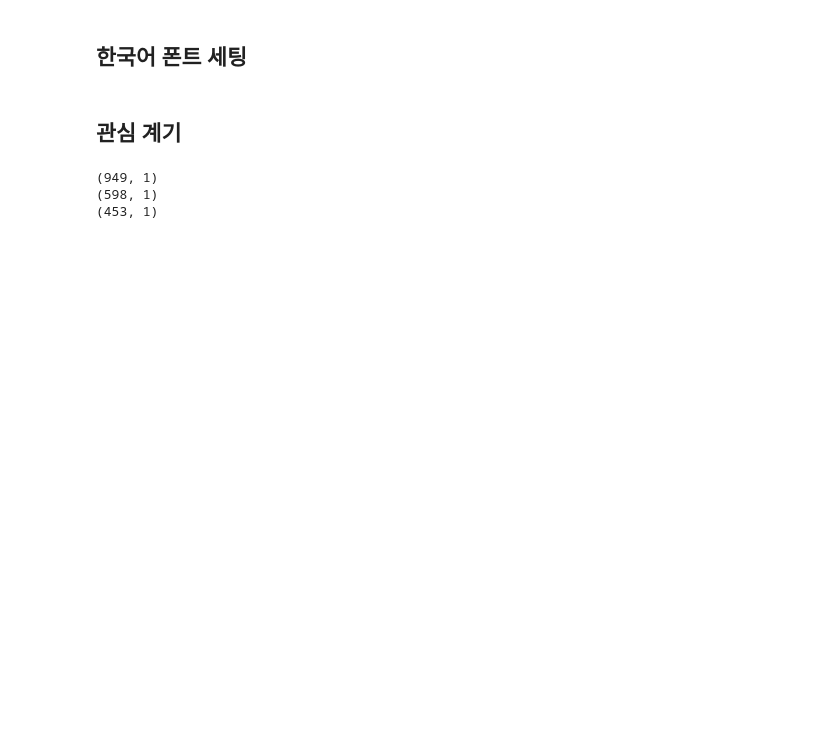
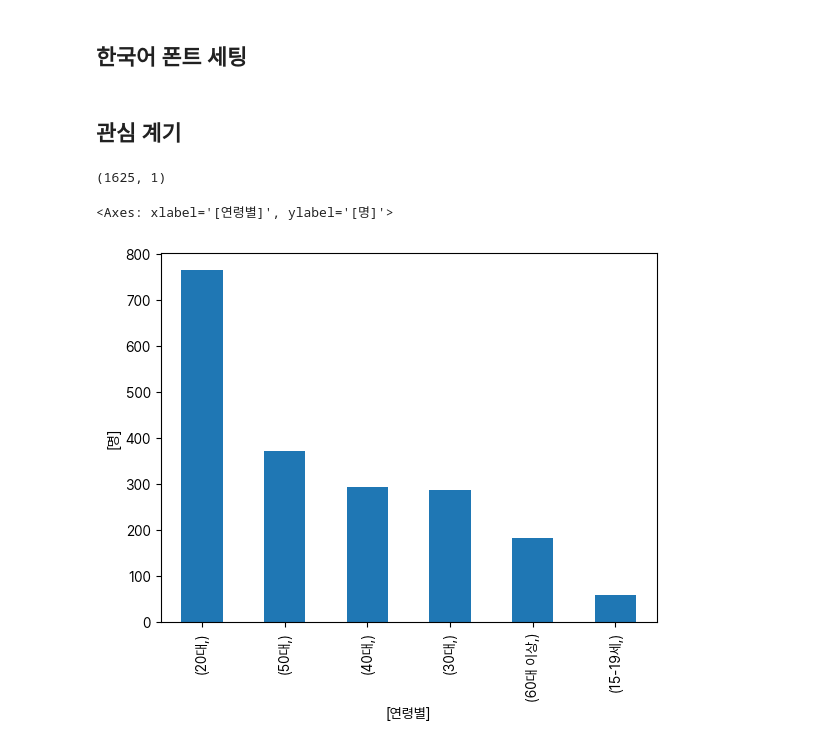
Before and after one commit to kKn00077/techit-travel-data-analysis, a Jupyter notebook: japan.ipynb, the cells around one changed output. Cells and saved outputs as stored; diff of their text form; code cells hidden in the pictures; blank space fills up the shorter version.

```diff
--- a/japan.ipynb
+++ b/japan.ipynb
@@ -201,9 +200,14 @@ rc('font', family=font_name)
 ## 관심 계기
 # %%
 print(info_df.loc[info_df['Q1_1a1'] != -1, ['Q1_1a1']].shape)
-print(info_df.loc[info_df['Q1_1a2'] != -1, ['Q1_1a2']].shape)
-print(info_df.loc[info_df['Q1_1a3'] != -1, ['Q1_1a3']].shape)
 # %% [output]
-(949, 1)
-(598, 1)
-(453, 1)
+(1625, 1)
+# %%
+# 나이
+info_df.loc[info_df['D_AGE'] != -1, ['D_AGE']].value_counts().plot.bar(
+    ylabel=['명'],
+    xlabel=columns_value_df.loc[columns_value_df['변수명'] == 'D_AGE', '항목명'].head(1).values
+)
+# %% [output]
+<Axes: xlabel='[연령별]', ylabel='[명]'>
+[figure, added]
```
Also changed, not shown: parts of 17 cells of this notebook.
